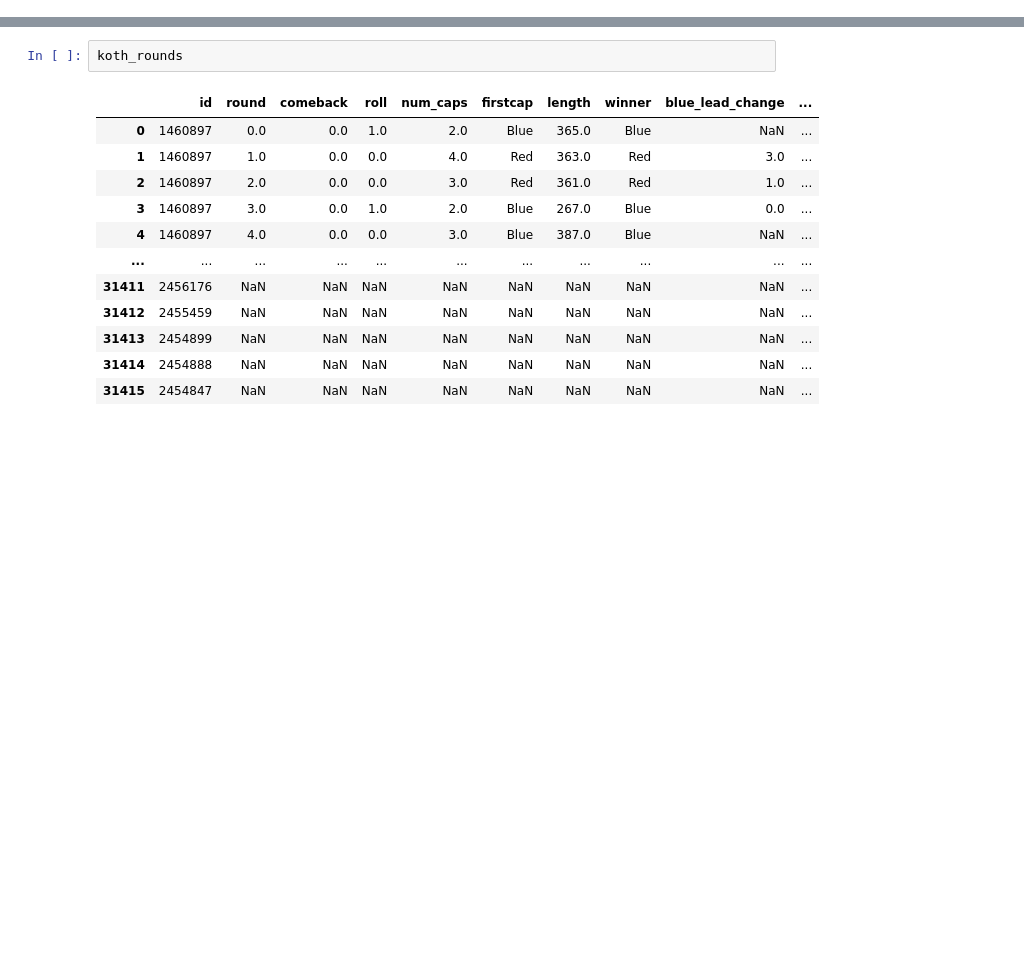
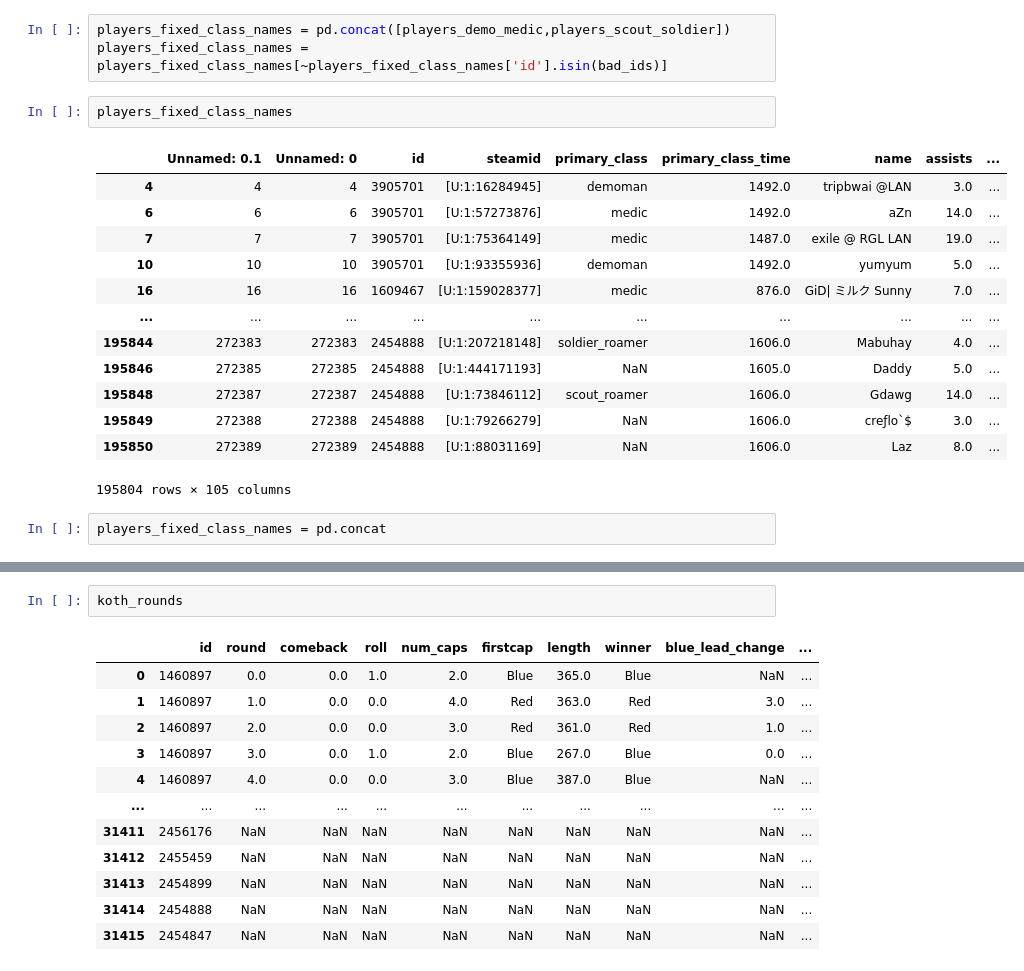
Before and after one commit to ebtrout/tf2_data_vis, a Jupyter notebook: codebase/datasets for vis.ipynb, the cells around one changed output, grey strips where cells are left out. Drawn from its saved outputs; the diff is of its cells as text; blank space fills up the shorter version.

```diff
--- a/codebase/datasets for vis.ipynb
+++ b/codebase/datasets for vis.ipynb
@@ -30,0 +291,21 @@ X = model_ready_data['X']
+# %%
+players_fixed_class_names = pd.concat([players_demo_medic,players_scout_soldier])
+players_fixed_class_names = players_fixed_class_names[~players_fixed_class_names['id'].isin(bad_ids)]
+# %%
+players_fixed_class_names
+# %% [output]
+|  | Unnamed: 0.1 | Unnamed: 0 | id | steamid | primary_class | primary_class_time | name | assists | ... |
+| 4 | 4 | 4 | 3905701 | [U:1:16284945] | demoman | 1492.0 | tripbwai @LAN | 3.0 | ... |
+| 6 | 6 | 6 | 3905701 | [U:1:57273876] | medic | 1492.0 | aZn | 14.0 | ... |
+| 7 | 7 | 7 | 3905701 | [U:1:75364149] | medic | 1487.0 | exile @ RGL LAN | 19.0 | ... |
+| 10 | 10 | 10 | 3905701 | [U:1:93355936] | demoman | 1492.0 | yumyum | 5.0 | ... |
+| 16 | 16 | 16 | 1609467 | [U:1:159028377] | medic | 876.0 | GiD| ミルク Sunny | 7.0 | ... |
+| ... | ... | ... | ... | ... | ... | ... | ... | ... | ... |
+| 195844 | 272383 | 272383 | 2454888 | [U:1:207218148] | soldier_roamer | 1606.0 | Mabuhay | 4.0 | ... |
+| 195846 | 272385 | 272385 | 2454888 | [U:1:444171193] | NaN | 1605.0 | Daddy | 5.0 | ... |
+| 195848 | 272387 | 272387 | 2454888 | [U:1:73846112] | scout_roamer | 1606.0 | Gdawg | 14.0 | ... |
+| 195849 | 272388 | 272388 | 2454888 | [U:1:79266279] | NaN | 1606.0 | creƒlo`$ | 3.0 | ... |
+| 195850 | 272389 | 272389 | 2454888 | [U:1:88031169] | NaN | 1606.0 | Laz | 8.0 | ... |
+195804 rows × 105 columns
+# %%
+players_fixed_class_names = pd.concat
```
Also changed, not shown: parts of 31 cells of this notebook, 10 other files.
